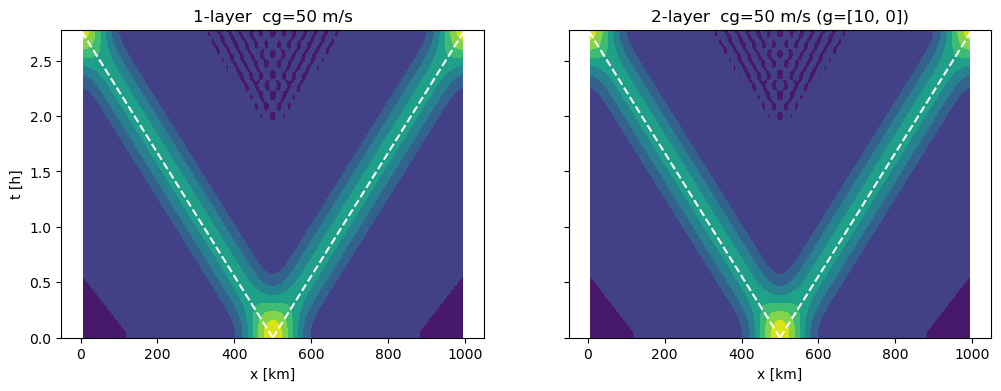
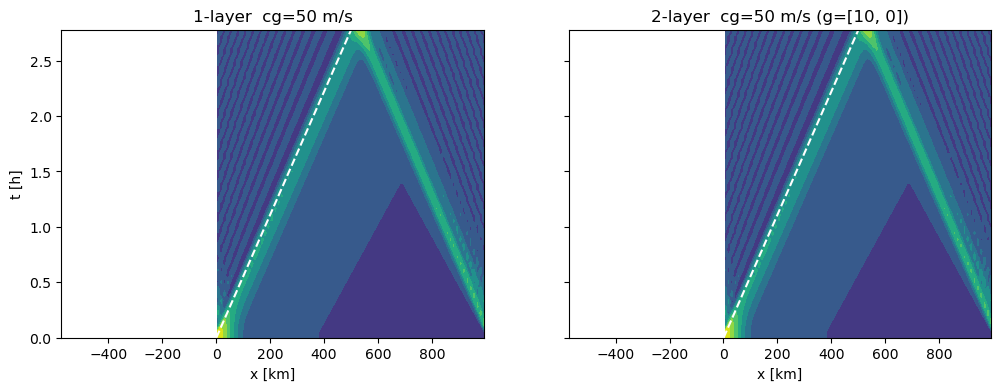
Unified diff of the notebook cell whose output changed from the first chart to the second:
--- before
+++ after
@@ -1,9 +1,9 @@
 M1 = SSWEM(80, 10., 250., 1000.e3, 0., 0., 0., 0)
-M1.perturb_h(0.01, 50.e3, 500e3, k=0)
+M1.perturb_h(0.01, 50.e3, M.Lx/2, k=0)
 u1, v1, h1, time1 = M1.run(200., 1, 50)
 
 M2 = SSWEM(80, [10., 0.], [125., 125.], 1000.e3, 0., 0., 0., 0)
-M2.perturb_h(0.005, 50.e3, 500e3, k=0)
-M2.perturb_h(0.005, 50.e3, 500e3, k=1)
+M2.perturb_h(0.005, 50.e3, M.Lx/2, k=0)
+M2.perturb_h(0.005, 50.e3, M.Lx/2, k=1)
 u2, v2, h2, time2 = M2.run(200., 1, 50)
 
@@ -14,11 +14,11 @@
 fig, ax = plt.subplots(1, 2, figsize=(12, 4), sharey=True, sharex=True)
 ax[0].contourf(M1.xh1/1e3, time1/3600, eta1[:, 0, :])
-ax[0].plot((500e3 + M1.cg*time1)/1e3, time1/3600, '--w')
-ax[0].plot((500e3 - M1.cg*time1)/1e3, time1/3600, '--w')
+ax[0].plot((M.Lx/2 + M1.cg*time1)/1e3, time1/3600, '--w')
+ax[0].plot((M.Lx/2 - M1.cg*time1)/1e3, time1/3600, '--w')
 ax[0].set_title(f'1-layer  cg={M1.cg:.0f} m/s')
 ax[0].set_xlabel('x [km]'); ax[0].set_ylabel('t [h]')
 ax[1].contourf(M2.xh1/1e3, time2/3600, eta2[:, 0, :])
-ax[1].plot((500e3 + M2.cg*time2)/1e3, time2/3600, '--w')
-ax[1].plot((500e3 - M2.cg*time2)/1e3, time2/3600, '--w')
+ax[1].plot((M.Lx/2 + M2.cg*time2)/1e3, time2/3600, '--w')
+ax[1].plot((M.Lx/2 - M2.cg*time2)/1e3, time2/3600, '--w')
 ax[1].set_title(f'2-layer  cg={M2.cg:.0f} m/s (g=[10, 0])')
 ax[1].set_xlabel('x [km]')

Commit: Added units and fixed plot fot 2-layer c_i